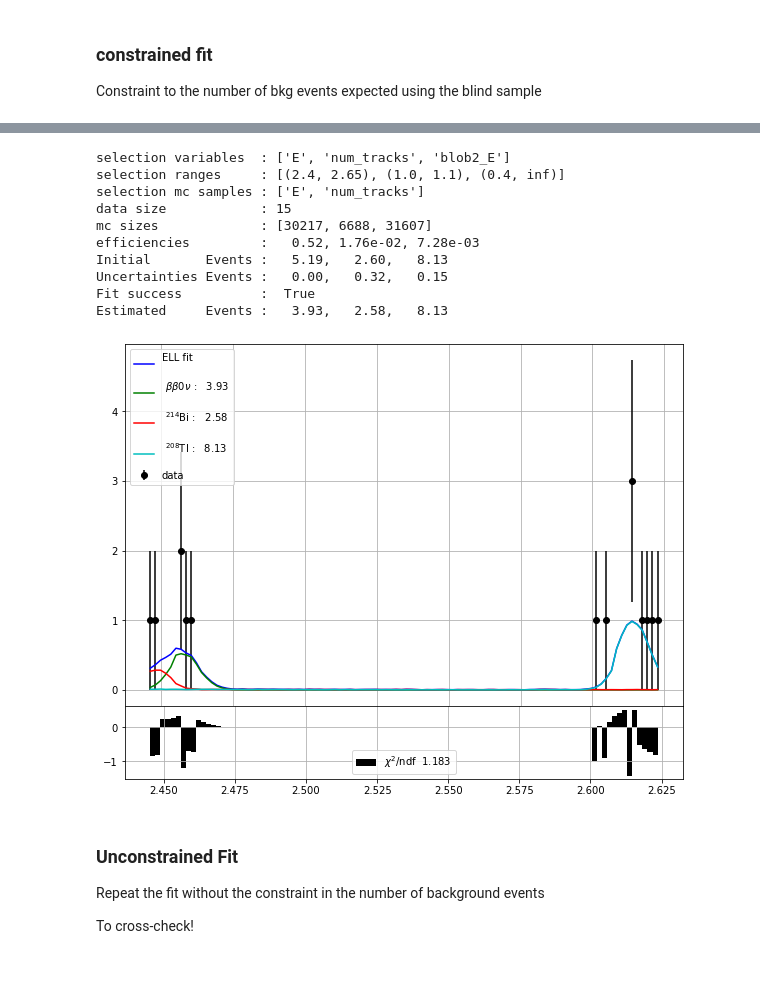
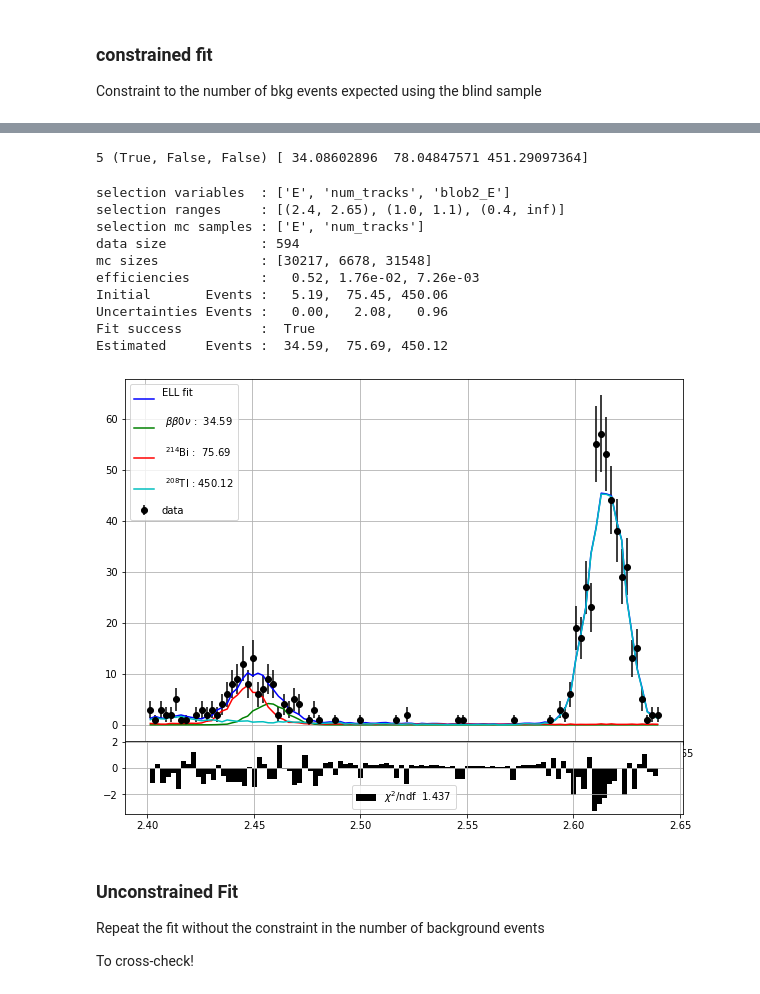
Before and after one commit to jahernando/USC-Fanal, a Jupyter notebook: NB/guide/fanal_data.ipynb, the cells around one changed output, grey strips where cells are left out. Drawn from its saved outputs; the diff is of its cells as text; code cells hidden in the pictures.

```diff
--- a/NB/guide/fanal_data.ipynb
+++ b/NB/guide/fanal_data.ipynb
@@ -64,7 +64,7 @@ pltext.style()
 # %% [markdown]
 ## Main Parameters
 # %%
-coll   = 'test_alpha'
+coll   = 'new_delta'
 erange = fn.erange
 eroi   = fn.eroi
 eblob2 = fn.eblob2
@@ -78,3 +78,9 @@ Data From               : test_alpha
 Energy range            : ( 2.400,  2.700) MeV
 Blob-2 energy threshold :  0.400 MeV
 Energy RoI range        : ( 2.430,  2.480) MeV
+# %%
+varnames  = 'E', 'num_tracks', 'blob2_E'
+varranges = erange, 1, (eblob2, 1.2)
+
+print('selection ', varnames)
+print('ranges    ', varranges)
@@ -122,0 +137,23 @@ unevts = (False, unevts_Bi, unevts_Tl)
+# %%
+# selection and efficiencies
+anadat = ut._select_sample(data, varnames, varranges)
+anamcs = [ut._select_sample(mc, varnames, varranges) for mc in mcs]
+effs   = [float(len(amc)/len(mc)) for amc, mc in zip(anamcs, mcs)]
+
+# set the number of events
+mevts   = [n * eff for n, eff in zip(nevts , effs)]
+umevts  = [n * eff for n, eff in zip(unevts, effs)]
+print('Expected events               ', mevts)
+print('Uncertainties expected events ', umevts)
+
+# mc for the pds
+refmcs  = [ut._select_sample(mc, varnames[:-1], varranges[:-1]) for mc in mcs]
+
+# fit
+res, enes, ell = fn.fit_ell(anadat, refmcs, mevts, umevts)
+fn.plot_fit_ell(enes, res.x, ell)
+print('Estimated Events ', res.x)
+
+mask = (True, False, False)
+resp = ell.best_estimate(enes, *mevts, mask = mask)
+print('New estimation ', resp.x)
@@ -123,18 +166,25 @@ unevts = (False, unevts_Bi, unevts_Tl)
+# %%
+x0          = 5
+res.x[mask] = np.array(5, float)
+res.x
+print(x0, mask, res.x)
+# %% [output]
+5 (True, False, False) [ 34.08602896  78.04847571 451.29097364]
 # %%
-result, enes, ell, pdfs = fn.ana_experiment(data, mcs, nevts, unevts, bins = 180)
+result, enes, ell = fn.ana_experiment(data, mcs, nevts, unevts, bins = 180)
 ns_est = result.x # number of estimated events
 # %% [output]
 selection variables  : ['E', 'num_tracks', 'blob2_E']
 selection ranges     : [(2.4, 2.65), (1.0, 1.1), (0.4, inf)]
 selection mc samples : ['E', 'num_tracks']
-data size            : 15
-mc sizes             : [30217, 6688, 31607]
-efficiencies         :   0.52, 1.76e-02, 7.28e-03
-Initial       Events :   5.19,   2.60,   8.13
-Uncertainties Events :   0.00,   0.32,   0.15
+data size            : 594
+mc sizes             : [30217, 6678, 31548]
+efficiencies         :   0.52, 1.76e-02, 7.26e-03
+Initial       Events :   5.19,  75.45, 450.06
+Uncertainties Events :   0.00,   2.08,   0.96
 Fit success          :  True
-Estimated     Events :   3.93,   2.58,   8.13
+Estimated     Events :  34.59,  75.69, 450.12
-[figure, old version]
+[figure, new version]
 # %% [markdown]
 ### Unconstrained Fit
 
```
Also changed, not shown: parts of 9 cells of this notebook, 8 other files.
